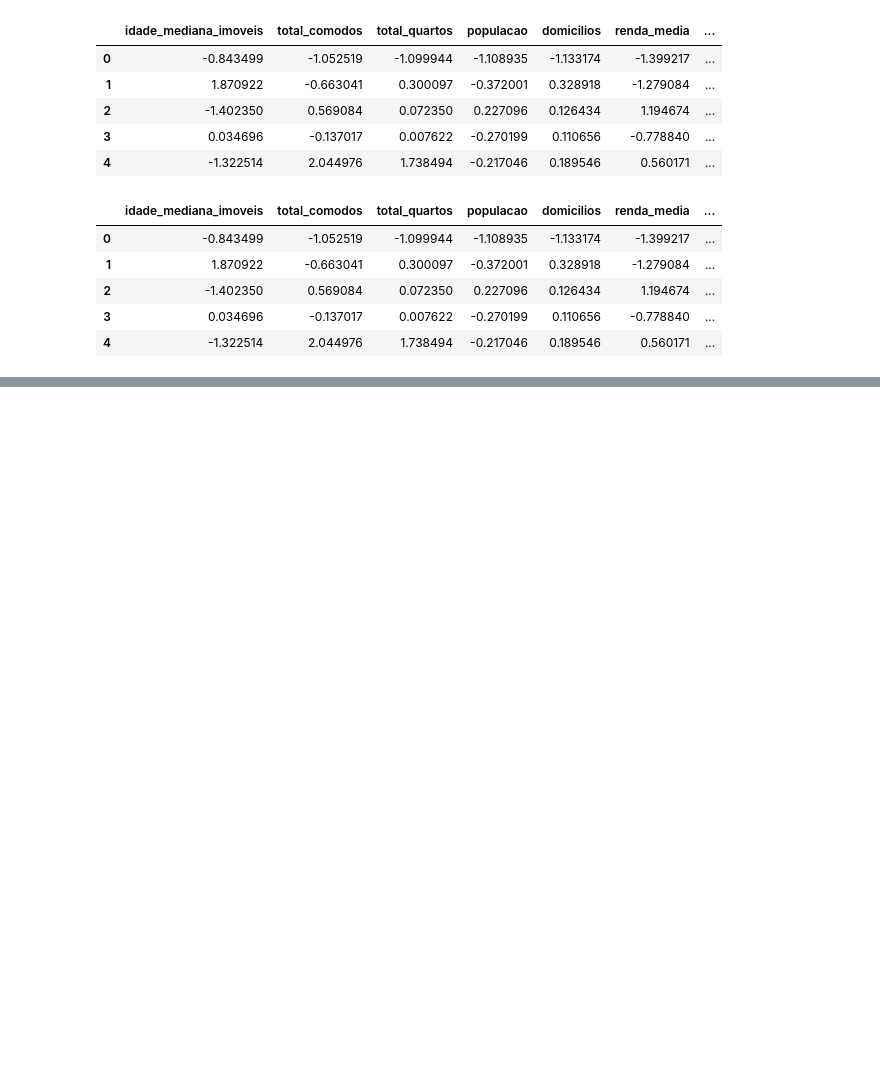
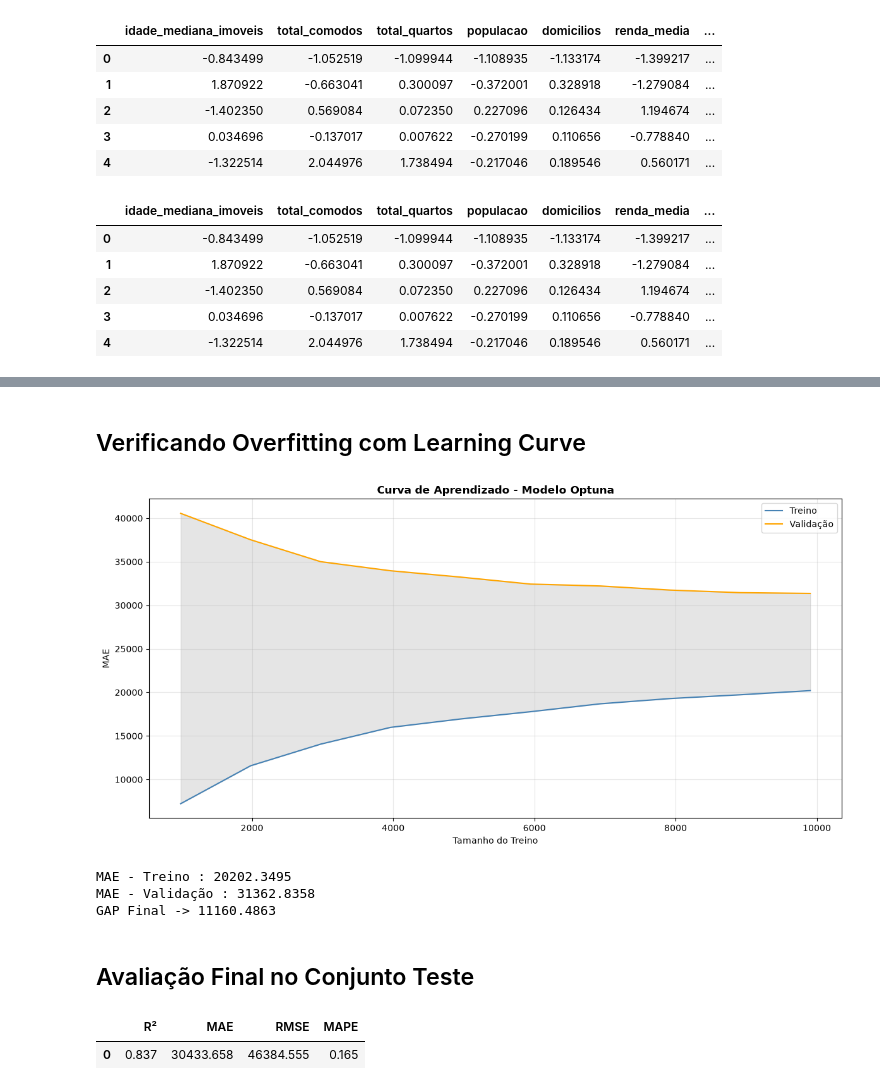
Before and after one commit to RenanTrevelim/california-housing-price-prediction, a Jupyter notebook: notebooks/03_modelos_machine_learning.ipynb, the cells around one changed output, grey strips where cells are left out. Drawn from its saved outputs; the diff is of its cells as text; code cells hidden in the pictures; blank space fills up the shorter version.

```diff
--- a/notebooks/03_modelos_machine_learning.ipynb
+++ b/notebooks/03_modelos_machine_learning.ipynb
@@ -289,0 +749,12 @@ X_treino_fe.head()
+# %%
+sampler = optuna.samplers.TPESampler(seed=42)
+
+study_xgb_50 = optuna.create_study(
+    direction="minimize",
+    sampler=sampler
+)
+
+study_xgb_50.optimize(
+    objective_xgb,
+    n_trials=50
+)
@@ -289,0 +882,51 @@ X_treino_fe.head()
+# %% [markdown]
+## Verificando Overfitting com Learning Curve
+# %%
+cv = KFold(n_splits=5, shuffle=True, random_state=42)
+
+train_sizes, train_scores, validation_scores = learning_curve(estimator=modelo_xgb_optuna, X=X_treino_fe, y=y_treino, cv=cv, train_sizes=np.linspace(0.1, 1.0, 10), scoring="neg_mean_absolute_error", n_jobs=-1)
+
+train_mean = -train_scores.mean(axis=1)
+val_mean = -validation_scores.mean(axis=1)
+
+plt.figure(figsize=(12, 6))
+plt.plot(train_sizes, train_mean, label="Treino", color="steelblue")
+plt.plot(train_sizes, val_mean, label="Validação", color="orange")
+plt.fill_between(train_sizes, train_mean, val_mean, alpha=0.2, color="gray")
+
+plt.title("Curva de Aprendizado - Modelo Optuna", fontweight="bold")
+plt.xlabel("Tamanho do Treino")
+plt.ylabel("MAE")
+plt.legend()
+plt.grid(alpha=0.3)
+plt.tight_layout()
+plt.show()
+# %% [output]
+[figure, added]
+# %%
+gap_final = val_mean[-1] - train_mean[-1]
+
+print(f"MAE - Treino : {train_mean[-1]:.4f}")
+print(f"MAE - Validação : {val_mean[-1]:.4f}")
+print(f"GAP Final -> {gap_final:.4f}")
+# %% [output]
+MAE - Treino : 20202.3495
+MAE - Validação : 31362.8358
+GAP Final -> 11160.4863
+# %% [markdown]
+## Avaliação Final no Conjunto Teste
+# %%
+pred_final = modelo_xgb_optuna.predict(X_teste_fe)
+
+resultados_teste = {
+    "R²": r2_score(y_teste, pred_final),
+    "MAE": mean_absolute_error(y_teste, pred_final),
+    "RMSE": np.sqrt(mean_squared_error(y_teste, pred_final)),
+    "MAPE": mean_absolute_percentage_error(y_teste, pred_final)
+}
+
+resultados_df_teste = pd.DataFrame([resultados_teste])
+resultados_df_teste.round(3)
+# %% [output]
+|  | R² | MAE | RMSE | MAPE |
+| 0 | 0.837 | 30433.658 | 46384.555 | 0.165 |
```
Also changed, not shown: parts of 50 cells of this notebook, 1 other file.
